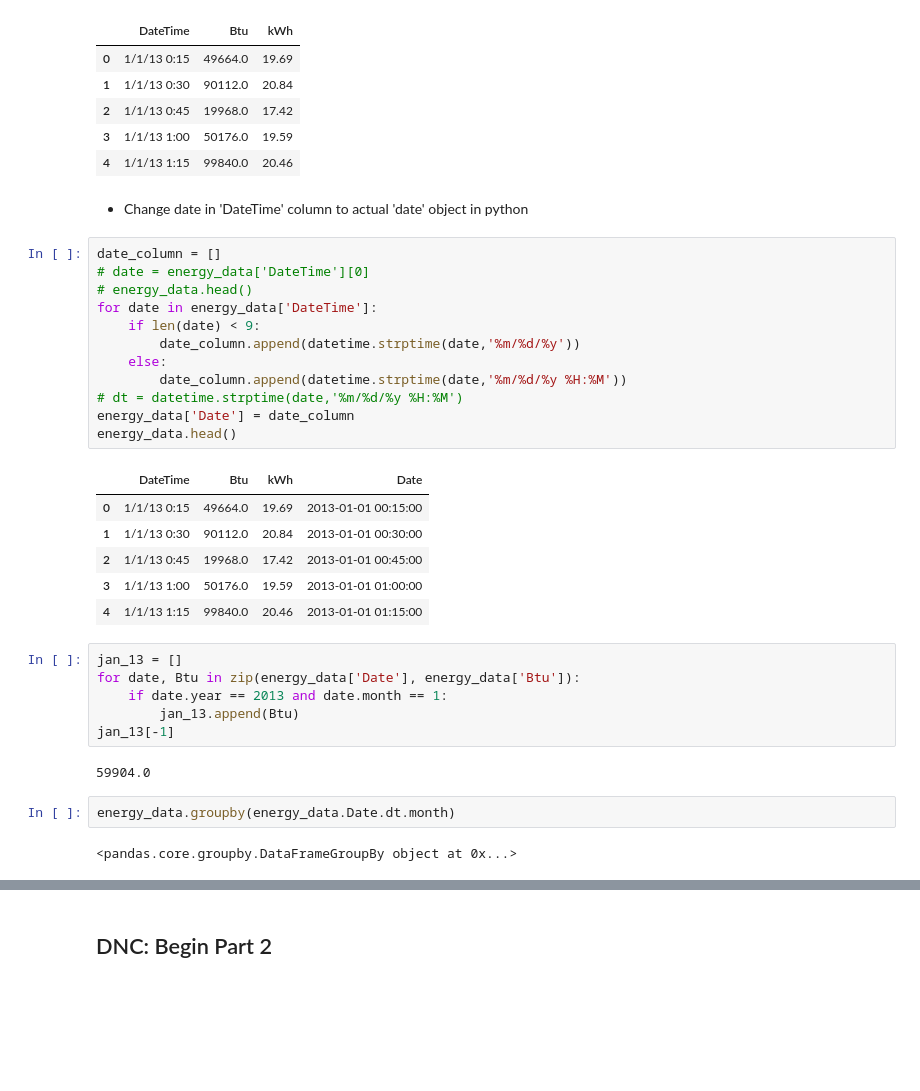
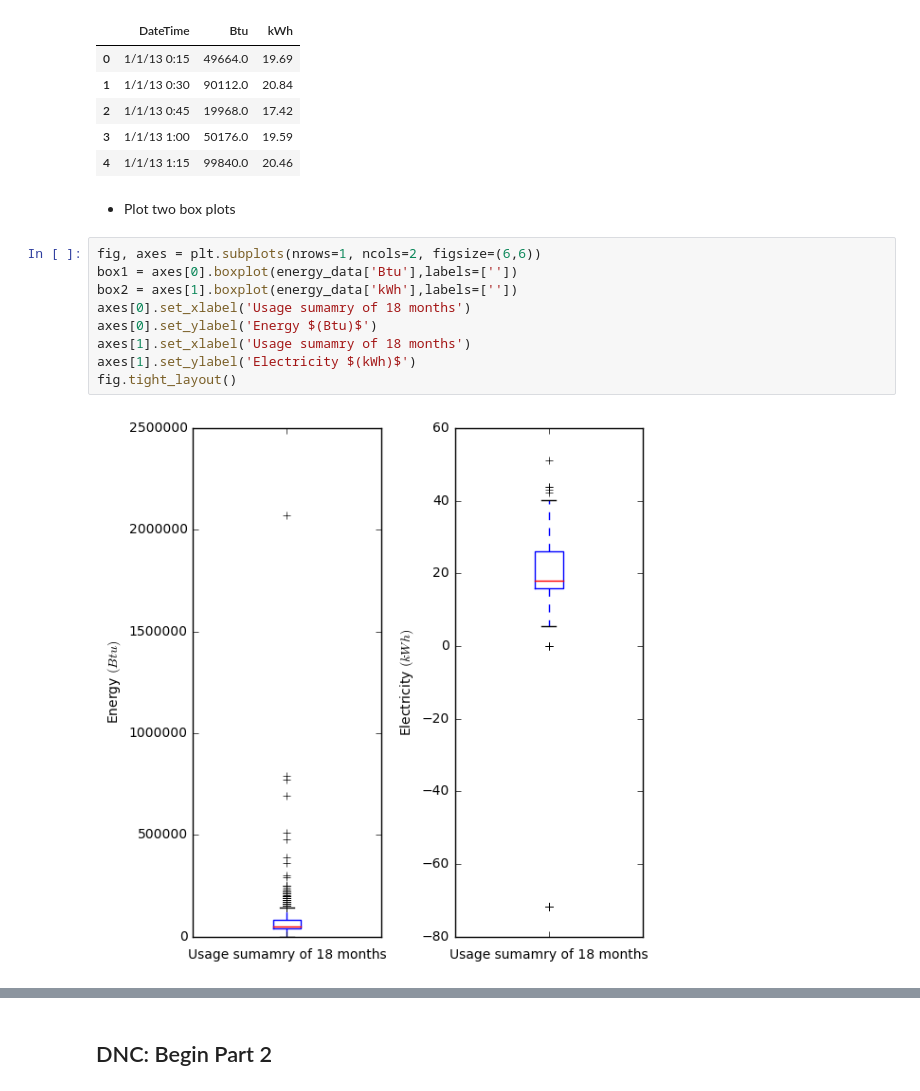
Before and after one commit to wfqethan/dsmcer-hw-3, a Jupyter notebook: HW3-Wang-Fangqi.ipynb, the cells around one changed output, grey strips where cells are left out. Cells and saved outputs as stored; diff of their text form; blank space fills up the shorter version.

```diff
--- a/HW3-Wang-Fangqi.ipynb
+++ b/HW3-Wang-Fangqi.ipynb
@@ -124,37 +125,17 @@ energy_data.head()
 | 2 | 1/1/13 0:45 | 19968.0 | 17.42 |
 | 3 | 1/1/13 1:00 | 50176.0 | 19.59 |
 | 4 | 1/1/13 1:15 | 99840.0 | 20.46 |
-# %% [markdown]
-*  Change date in 'DateTime' column to actual 'date' object in python
-# %%
-date_column = []
-# date = energy_data['DateTime'][0]
-# energy_data.head()
-for date in energy_data['DateTime']:
-    if len(date) < 9:
-        date_column.append(datetime.strptime(date,'%m/%d/%y'))
-    else:
-        date_column.append(datetime.strptime(date,'%m/%d/%y %H:%M'))
-# dt = datetime.strptime(date,'%m/%d/%y %H:%M')
-energy_data['Date'] = date_column
-energy_data.head()
-# %% [output]
-|  | DateTime | Btu | kWh | Date |
-| 0 | 1/1/13 0:15 | 49664.0 | 19.69 | 2013-01-01 00:15:00 |
-| 1 | 1/1/13 0:30 | 90112.0 | 20.84 | 2013-01-01 00:30:00 |
-| 2 | 1/1/13 0:45 | 19968.0 | 17.42 | 2013-01-01 00:45:00 |
-| 3 | 1/1/13 1:00 | 50176.0 | 19.59 | 2013-01-01 01:00:00 |
-| 4 | 1/1/13 1:15 | 99840.0 | 20.46 | 2013-01-01 01:15:00 |
-# %%
-jan_13 = []
-for date, Btu in zip(energy_data['Date'], energy_data['Btu']):
-    if date.year == 2013 and date.month == 1:
-        jan_13.append(Btu)
-jan_13[-1]
-# %% [output]
-59904.0
-# %%
-energy_data.groupby(energy_data.Date.dt.month)
-# %% [output]
-<pandas.core.groupby.DataFrameGroupBy object at 0x...>
+# %% [markdown]
+* Plot two box plots
+# %%
+fig, axes = plt.subplots(nrows=1, ncols=2, figsize=(6,6))
+box1 = axes[0].boxplot(energy_data['Btu'],labels=[''])
+box2 = axes[1].boxplot(energy_data['kWh'],labels=[''])
+axes[0].set_xlabel('Usage sumamry of 18 months')
+axes[0].set_ylabel('Energy $(Btu)$')
+axes[1].set_xlabel('Usage sumamry of 18 months')
+axes[1].set_ylabel('Electricity $(kWh)$')
+fig.tight_layout()
+# %% [output]
+[figure, added]
 # %%
```
Also changed, not shown: parts of 3 cells of this notebook.
